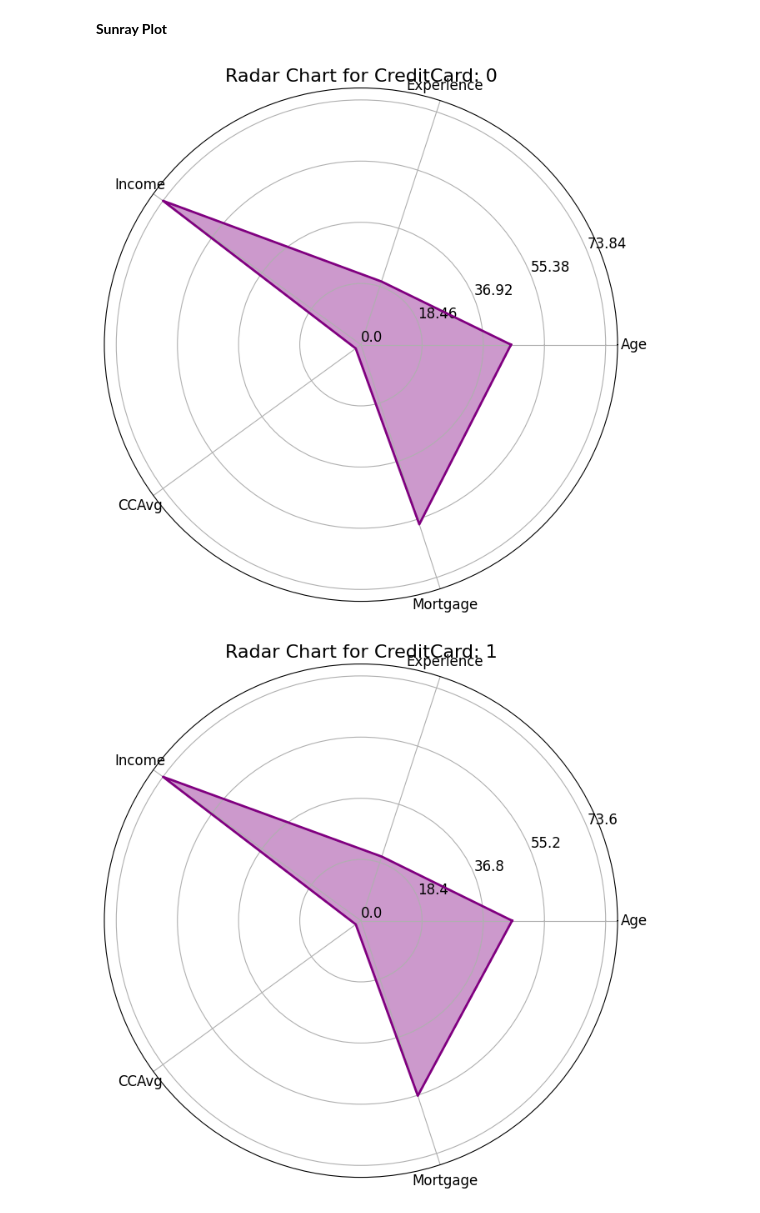
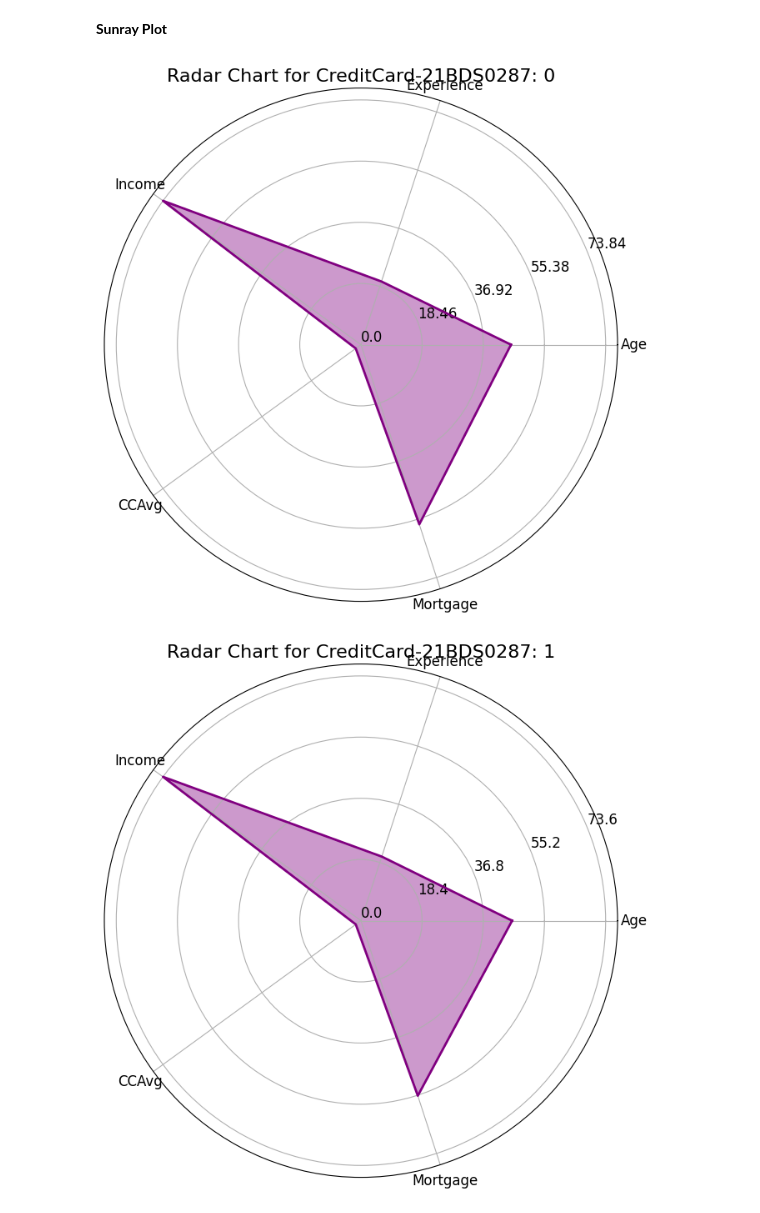
Before and after one commit to KVinayReddy7/21BDS0287-EDA, a Jupyter notebook: Module4.ipynb, the cells around one changed output. Drawn from its saved outputs; the diff is of its cells as text; code cells hidden in the pictures.

```diff
--- a/Module4.ipynb
+++ b/Module4.ipynb
@@ -460,7 +460,7 @@ ax.bar3d(x_pos.flatten(), y_pos.flatten(), z_pos.flatten(), dx, dy, dz, shade=Tr
 ax.set_xlabel('Education Level', fontsize=14, fontweight='bold', labelpad=10)
 ax.set_ylabel('Personal Loan', fontsize=14, fontweight='bold', labelpad=10)
 ax.set_zlabel('Frequency', fontsize=14, fontweight='bold', labelpad=10)
-ax.set_title('3D Bar Plot of Education Level vs Personal Loan Status', fontsize=16, fontweight='bold')
+ax.set_title('3D Bar Plot of Education Level vs Personal Loan Status-21BDS0287', fontsize=16, fontweight='bold')
 
 # Rotate x and y labels
 ax.set_xticks(np.arange(len(contingency_table.index)))
@@ -476,31 +476,31 @@ plt.show()
 # %%
 # Function to create a radar chart
 def create_radar_chart(data, labels, title):
     num_vars = len(labels)
     angles = np.linspace(0, 2 * np.pi, num_vars, endpoint=False).tolist()
     data = np.concatenate((data, [data[0]]))
     angles += angles[:1]
 
     fig, ax = plt.subplots(figsize=(8, 8), subplot_kw=dict(polar=True))
     ax.fill(angles, data, color='purple', alpha=0.4)
     ax.plot(angles, data, color='purple', linewidth=2)
 
     ax.set_yticks(np.linspace(0, max(data), 5))
     ax.set_yticklabels([f"{round(i, 2)}" for i in np.linspace(0, max(data), 5)], fontsize=12)
 
     ax.set_xticks(angles[:-1])
     ax.set_xticklabels(labels, fontsize=12)
     plt.title(title, size=16)
 
     plt.show()
 
 # Selecting numerical features
 labels = ['Age', 'Experience', 'Income', 'CCAvg', 'Mortgage']
 mean_values = df.groupby('CreditCard')[labels].mean()
 
 # Create radar chart for each CreditCard category (0 = No, 1 = Yes)
 for credit_status in mean_values.index:
-    create_radar_chart(mean_values.loc[credit_status].values, labels, f'Radar Chart for CreditCard: {credit_status}')
+    create_radar_chart(mean_values.loc[credit_status].values, labels, f'Radar Chart for CreditCard-21BDS0287: {credit_status}')
 # %% [output]
-[figure, old version]
+[figure, new version]
-[figure, old version]
+[figure, new version]
```
Also changed, not shown: parts of 10 cells of this notebook.
